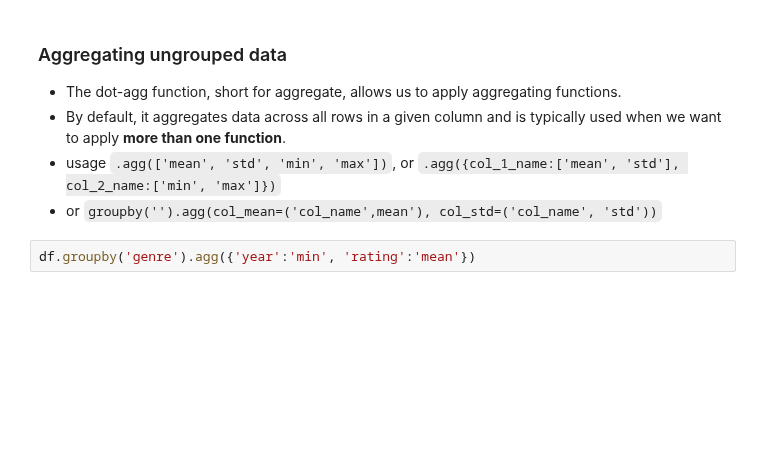
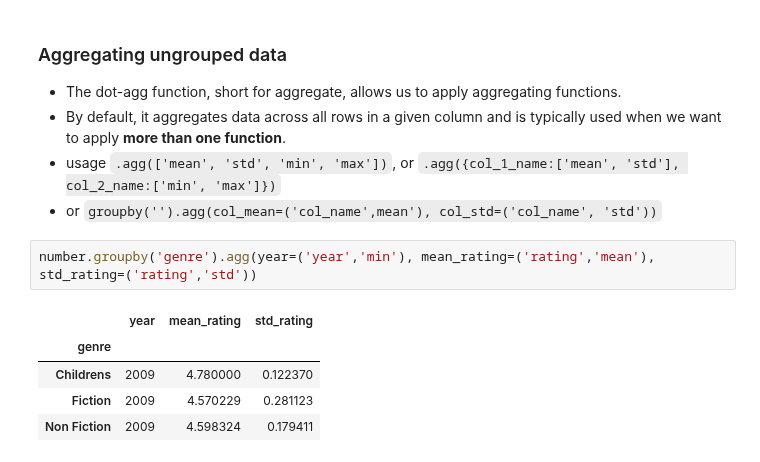
Before and after one commit to Daviedavie100/DatacampPythonDataAnalysis, a Jupyter notebook: Datacamp.ipynb, the cells around one changed output. Drawn from its saved outputs; the diff is of its cells as text; blank space fills up the shorter version.

```diff
--- a/Datacamp.ipynb
+++ b/Datacamp.ipynb
@@ -1214,4 +1214,10 @@ plt.show()
 - usage `.agg(['mean', 'std', 'min', 'max'])`, or `.agg({col_1_name:['mean', 'std'], col_2_name:['min', 'max']})`
 - or `groupby('').agg(col_mean=('col_name',mean'), col_std=('col_name', 'std'))`
 # %%
-df.groupby('genre').agg({'year':'min', 'rating':'mean'})
+number.groupby('genre').agg(year=('year','min'), mean_rating=('rating','mean'), std_rating=('rating','std'))
+# %% [output]
+|  | year | mean_rating | std_rating |
+| genre |  |  |  |
+| Childrens | 2009 | 4.780000 | 0.122370 |
+| Fiction | 2009 | 4.570229 | 0.281123 |
+| Non Fiction | 2009 | 4.598324 | 0.179411 |
```
